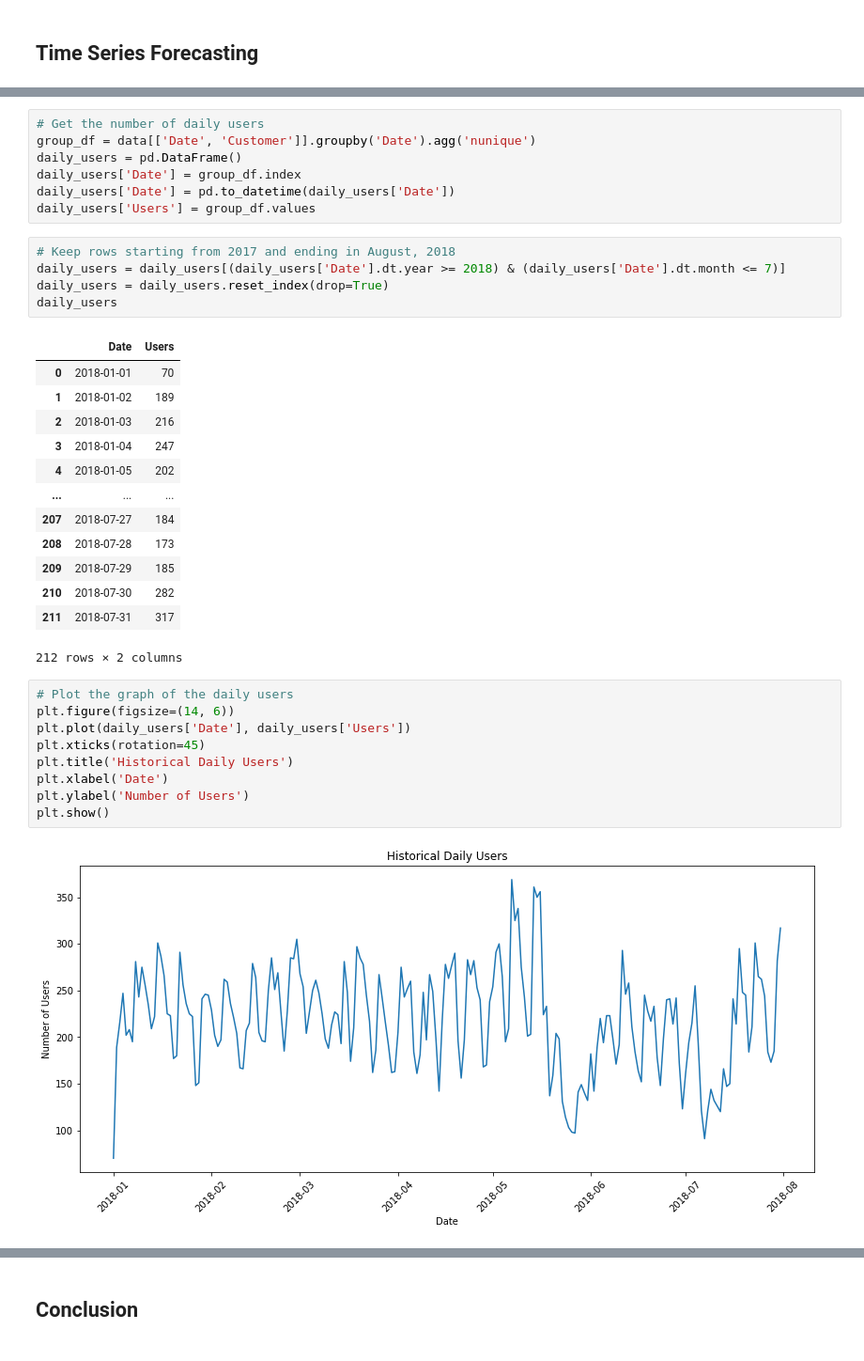
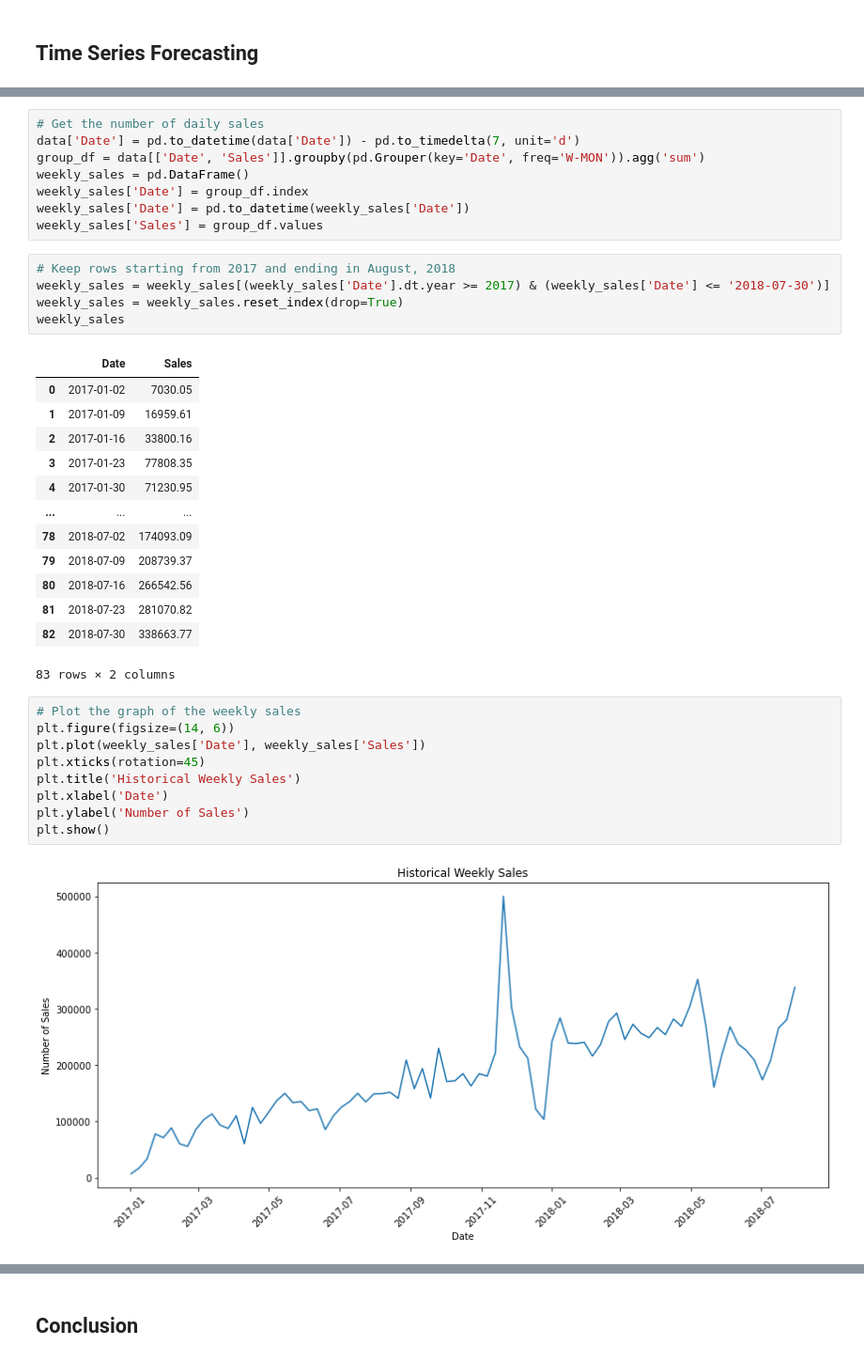
Before and after one commit to LeonidasY/master-ai-projects, a Jupyter notebook: ecommerce-analysis/ecommerce-analysis.ipynb, the cells around one changed output, grey strips where cells are left out. Shown: that part at 94% size. Drawn from its saved outputs; the diff is of its cells as text.

```diff
--- a/ecommerce-analysis/ecommerce-analysis.ipynb
+++ b/ecommerce-analysis/ecommerce-analysis.ipynb
@@ -258,39 +237,40 @@ The optimal parameters are then used to fit the model using the full date of 201
 # %%
-# Get the number of daily users
-group_df = data[['Date', 'Customer']].groupby('Date').agg('nunique')
-daily_users = pd.DataFrame()
-daily_users['Date'] = group_df.index
-daily_users['Date'] = pd.to_datetime(daily_users['Date'])
-daily_users['Users'] = group_df.values
+# Get the number of daily sales
+data['Date'] = pd.to_datetime(data['Date']) - pd.to_timedelta(7, unit='d')
+group_df = data[['Date', 'Sales']].groupby(pd.Grouper(key='Date', freq='W-MON')).agg('sum')
+weekly_sales = pd.DataFrame()
+weekly_sales['Date'] = group_df.index
+weekly_sales['Date'] = pd.to_datetime(weekly_sales['Date'])
+weekly_sales['Sales'] = group_df.values
 # %%
 # Keep rows starting from 2017 and ending in August, 2018
-daily_users = daily_users[(daily_users['Date'].dt.year >= 2018) & (daily_users['Date'].dt.month <= 7)]
-daily_users = daily_users.reset_index(drop=True)
-daily_users
+weekly_sales = weekly_sales[(weekly_sales['Date'].dt.year >= 2017) & (weekly_sales['Date'] <= '2018-07-30')]
+weekly_sales = weekly_sales.reset_index(drop=True)
+weekly_sales
 # %% [output]
-|  | Date | Users |
-| 0 | 2018-01-01 | 70 |
-| 1 | 2018-01-02 | 189 |
-| 2 | 2018-01-03 | 216 |
-| 3 | 2018-01-04 | 247 |
-| 4 | 2018-01-05 | 202 |
+|  | Date | Sales |
+| 0 | 2017-01-02 | 7030.05 |
+| 1 | 2017-01-09 | 16959.61 |
+| 2 | 2017-01-16 | 33800.16 |
+| 3 | 2017-01-23 | 77808.35 |
+| 4 | 2017-01-30 | 71230.95 |
 | ... | ... | ... |
-| 207 | 2018-07-27 | 184 |
-| 208 | 2018-07-28 | 173 |
-| 209 | 2018-07-29 | 185 |
-| 210 | 2018-07-30 | 282 |
-| 211 | 2018-07-31 | 317 |
+| 78 | 2018-07-02 | 174093.09 |
+| 79 | 2018-07-09 | 208739.37 |
+| 80 | 2018-07-16 | 266542.56 |
+| 81 | 2018-07-23 | 281070.82 |
+| 82 | 2018-07-30 | 338663.77 |
-212 rows × 2 columns
+83 rows × 2 columns
 # %%
-# Plot the graph of the daily users
+# Plot the graph of the weekly sales
 plt.figure(figsize=(14, 6))
-plt.plot(daily_users['Date'], daily_users['Users'])
+plt.plot(weekly_sales['Date'], weekly_sales['Sales'])
 plt.xticks(rotation=45)
-plt.title('Historical Daily Users')
+plt.title('Historical Weekly Sales')
 plt.xlabel('Date')
-plt.ylabel('Number of Users')
+plt.ylabel('Number of Sales')
 plt.show()
 # %% [output]
-[figure, old version]
+[figure, new version]
 # %%
 # Split the dataset into train and test
```
Also changed, not shown: parts of 12 cells of this notebook.
